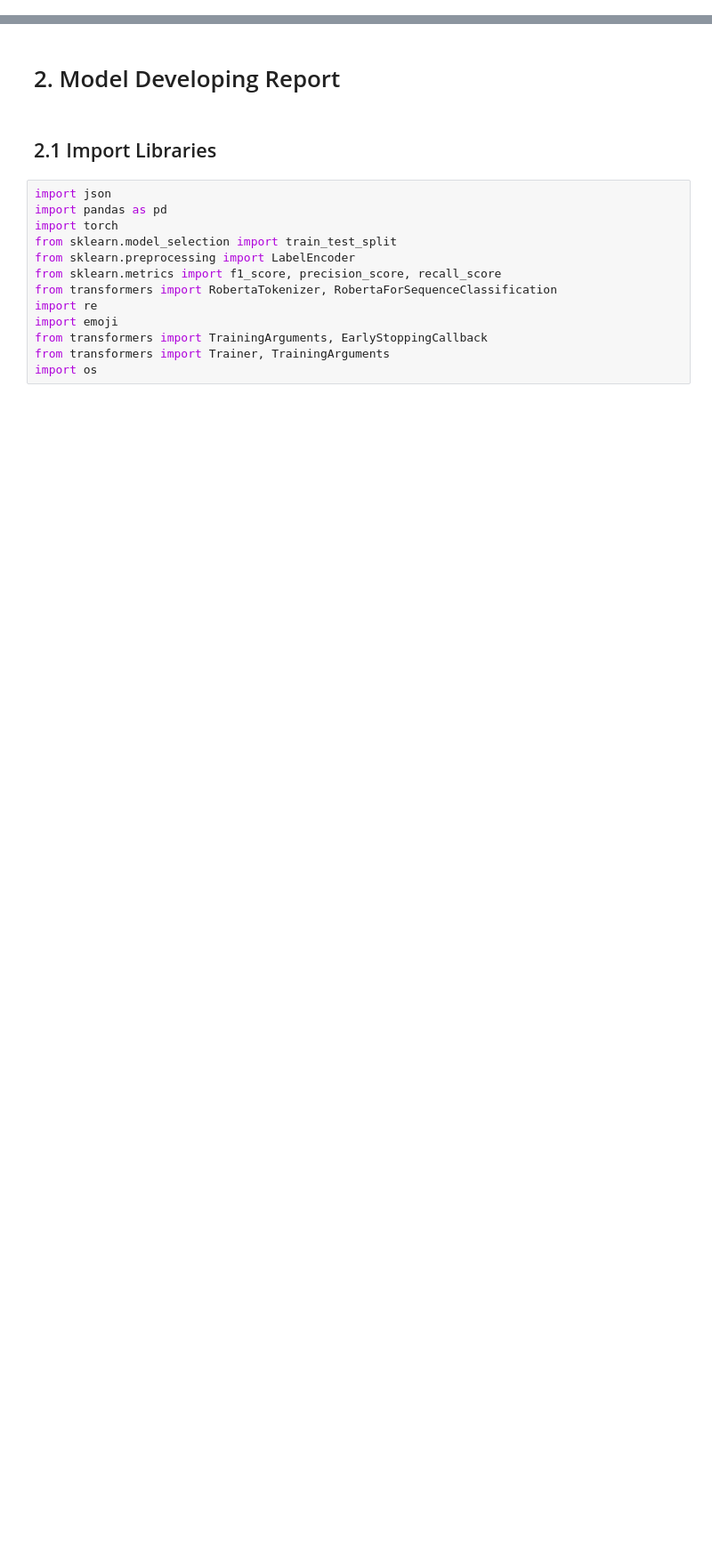
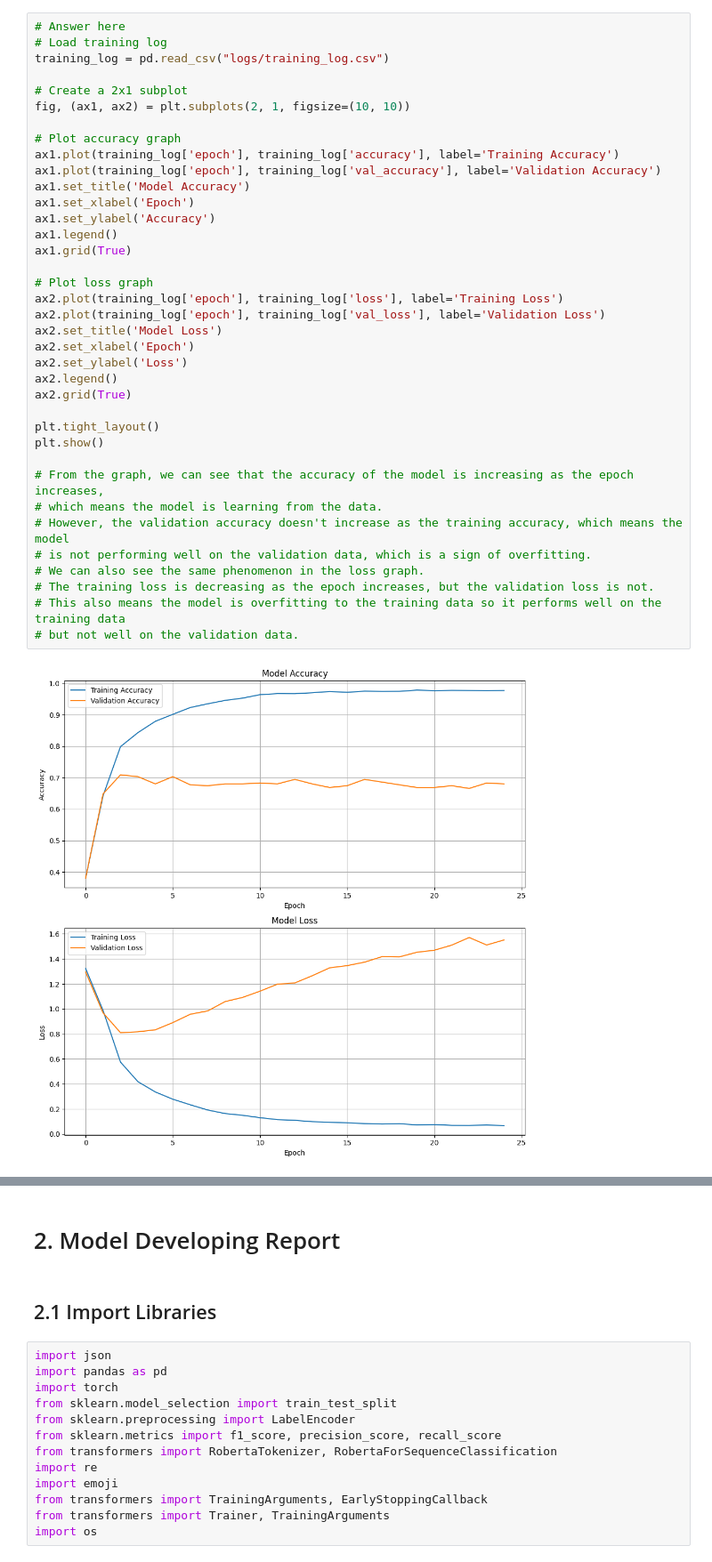
Before and after one commit to pigerface/DM2024-Lab2-Homework, a Jupyter notebook: DM2024-Lab2-Homework.ipynb, the cells around one changed output, grey strips where cells are left out. Shown at 89% size. Cells and saved outputs as stored; diff of their text form; blank space fills up the shorter version.

```diff
--- a/DM2024-Lab2-Homework.ipynb
+++ b/DM2024-Lab2-Homework.ipynb
@@ -11,0 +165,39 @@ Kaggle private scoreboard snapshot: ![image.png](attachment:image.png)
+# %%
+# Answer here
+# Load training log
+training_log = pd.read_csv("logs/training_log.csv")
+
+# Create a 2x1 subplot
+fig, (ax1, ax2) = plt.subplots(2, 1, figsize=(10, 10))
+
+# Plot accuracy graph
+ax1.plot(training_log['epoch'], training_log['accuracy'], label='Training Accuracy')
+ax1.plot(training_log['epoch'], training_log['val_accuracy'], label='Validation Accuracy')
+ax1.set_title('Model Accuracy')
+ax1.set_xlabel('Epoch')
+ax1.set_ylabel('Accuracy')
+ax1.legend()
+ax1.grid(True)
+
+# Plot loss graph
+ax2.plot(training_log['epoch'], training_log['loss'], label='Training Loss')
+ax2.plot(training_log['epoch'], training_log['val_loss'], label='Validation Loss')
+ax2.set_title('Model Loss')
+ax2.set_xlabel('Epoch')
+ax2.set_ylabel('Loss')
+ax2.legend()
+ax2.grid(True)
+
+plt.tight_layout()
+plt.show()
+
+# From the graph, we can see that the accuracy of the model is increasing as the epoch increases,
+# which means the model is learning from the data.
+# However, the validation accuracy doesn't increase as the training accuracy, which means the model
+# is not performing well on the validation data, which is a sign of overfitting.
+# We can also see the same phenomenon in the loss graph.
+# The training loss is decreasing as the epoch increases, but the validation loss is not.
+# This also means the model is overfitting to the training data so it performs well on the training data
+# but not well on the validation data.
+# %% [output]
+[figure, added]
```
Also changed, not shown: parts of 34 cells of this notebook.
